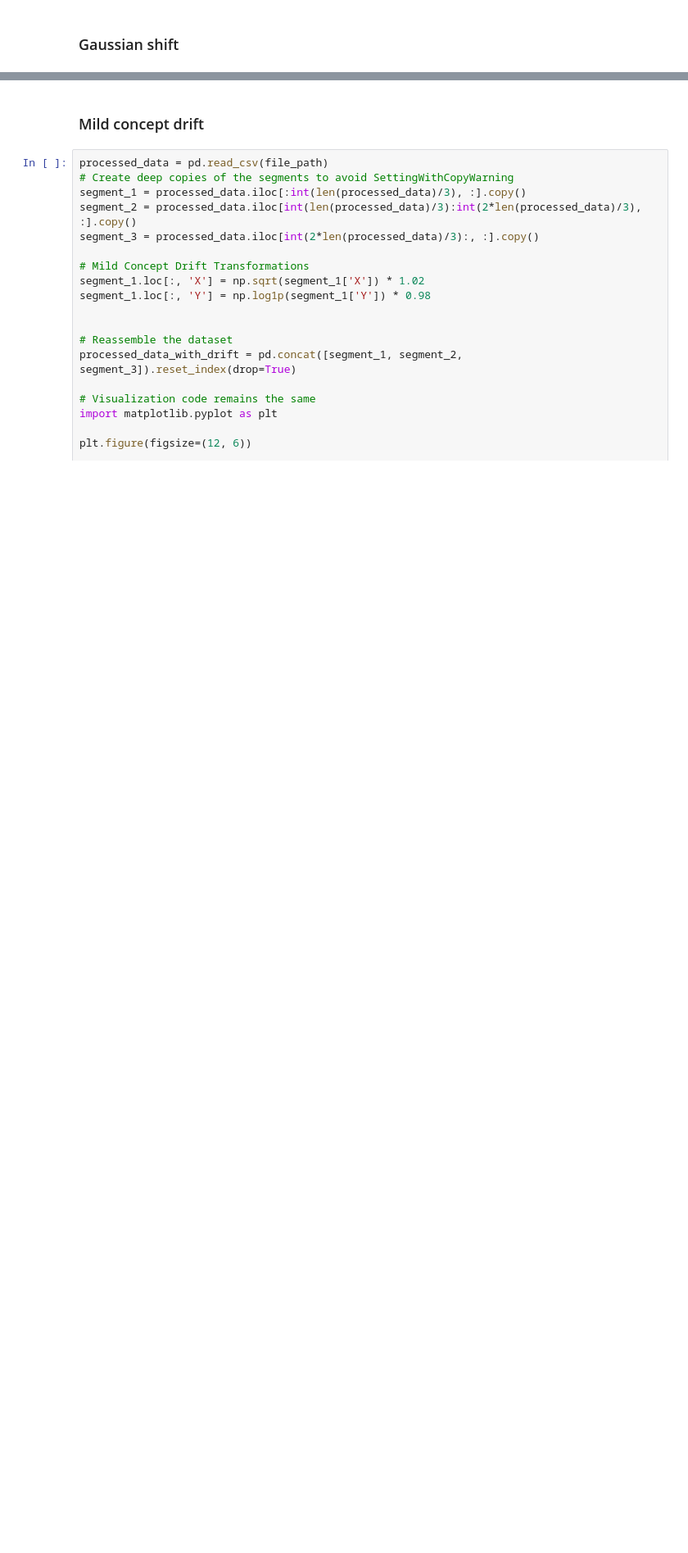
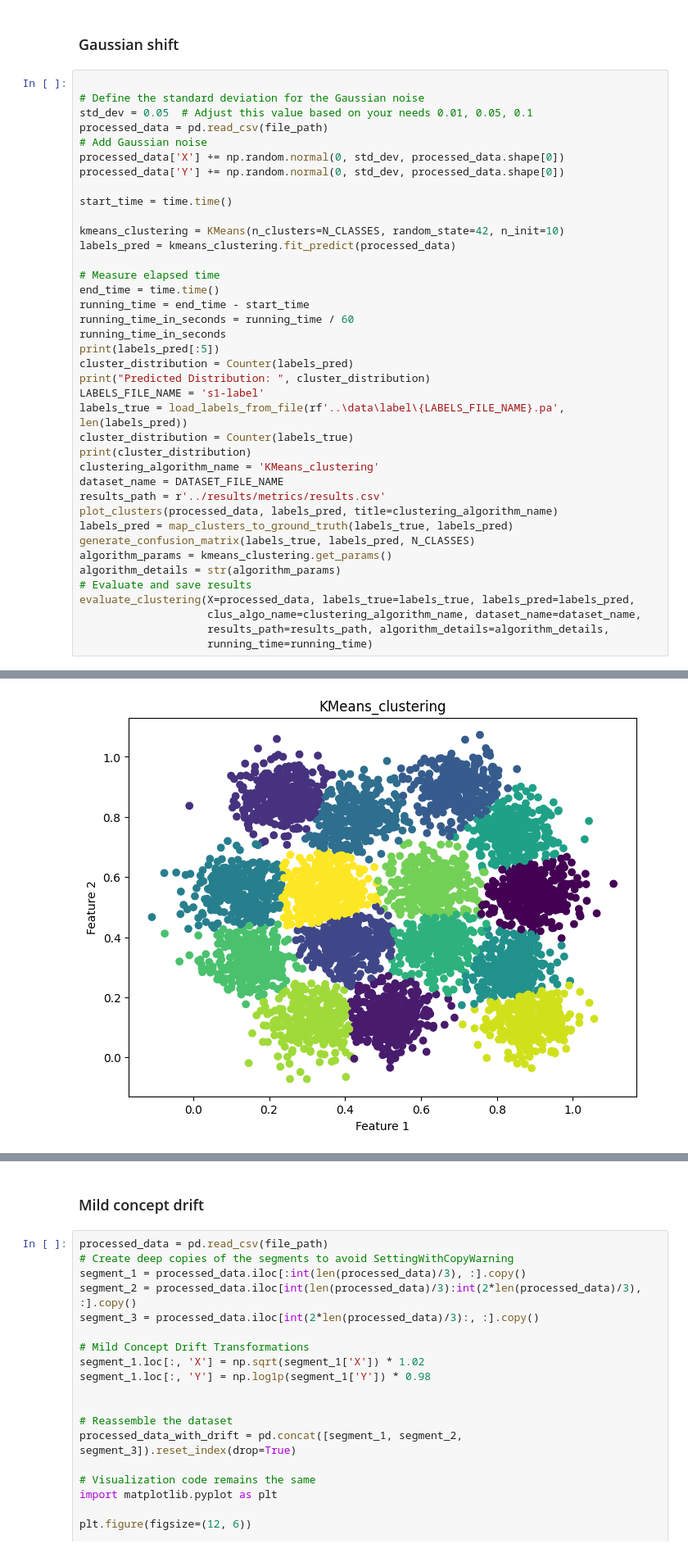
Before and after one commit to akila-ocj/awesome-cluster-algorithm-comparison, a Jupyter notebook: notebooks_clustering_algorithms/01_k-means_clustering.ipynb, the cells around one changed output, grey strips where cells are left out. Shown at 82% size. Saved outputs shown, nothing was run; the diff lists cells and outputs as text; blank space fills up the shorter version.

Commit message:
Add Data shift explore

```diff
--- a/notebooks_clustering_algorithms/01_k-means_clustering.ipynb
+++ b/notebooks_clustering_algorithms/01_k-means_clustering.ipynb
@@ -233,3 +233,43 @@ Overall Accuracy: 92.87%
 This represents the proportion of all data points that were correctly grouped by the clustering algorithm.
 # %% [markdown]
 ### Gaussian shift
+# %%
+
+# Define the standard deviation for the Gaussian noise
+std_dev = 0.05  # Adjust this value based on your needs 0.01, 0.05, 0.1
+processed_data = pd.read_csv(file_path)
+# Add Gaussian noise
+processed_data['X'] += np.random.normal(0, std_dev, processed_data.shape[0])
+processed_data['Y'] += np.random.normal(0, std_dev, processed_data.shape[0])
+
+start_time = time.time()
+
+kmeans_clustering = KMeans(n_clusters=N_CLASSES, random_state=42, n_init=10)
+labels_pred = kmeans_clustering.fit_predict(processed_data)
+
+# Measure elapsed time
+end_time = time.time()
+running_time = end_time - start_time
+running_time_in_seconds = running_time / 60
+running_time_in_seconds
+print(labels_pred[:5])
+cluster_distribution = Counter(labels_pred)
+print("Predicted Distribution: ", cluster_distribution)
+LABELS_FILE_NAME = 's1-label'
+labels_true = load_labels_from_file(rf'..\data\label\{LABELS_FILE_NAME}.pa', len(labels_pred))
+cluster_distribution = Counter(labels_true)
+print(cluster_distribution)
+clustering_algorithm_name = 'KMeans_clustering'
+dataset_name = DATASET_FILE_NAME
+results_path = r'../results/metrics/results.csv'
+plot_clusters(processed_data, labels_pred, title=clustering_algorithm_name)
+labels_pred = map_clusters_to_ground_truth(labels_true, labels_pred)
+generate_confusion_matrix(labels_true, labels_pred, N_CLASSES)
+algorithm_params = kmeans_clustering.get_params()
+algorithm_details = str(algorithm_params)
+# Evaluate and save results
+evaluate_clustering(X=processed_data, labels_true=labels_true, labels_pred=labels_pred,
+                    clus_algo_name=clustering_algorithm_name, dataset_name=dataset_name,
+                    results_path=results_path, algorithm_details=algorithm_details,
+                    running_time=running_time)
+# %% [output]
@@ -235,0 +279 @@ This represents the proportion of all data points that were correctly grouped by
+[figure, added]
```
Also changed, not shown: parts of 10 cells of this notebook, 14 other files.
